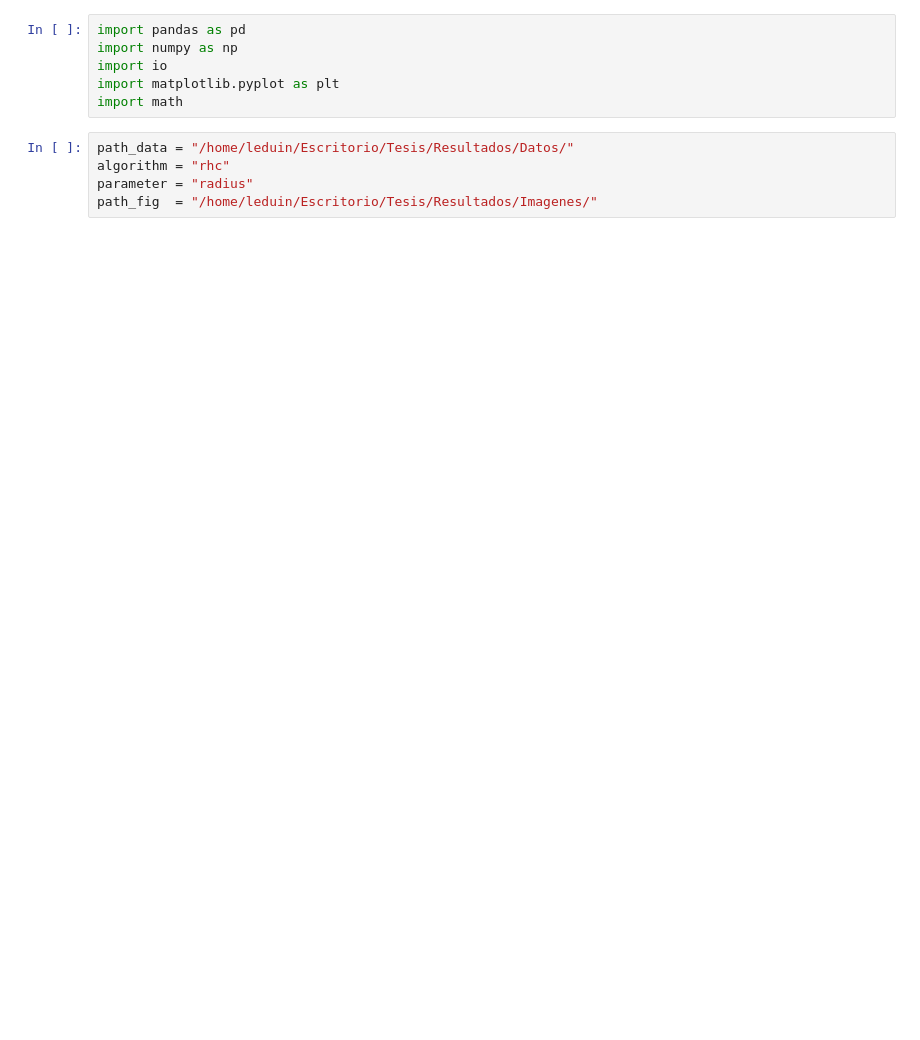
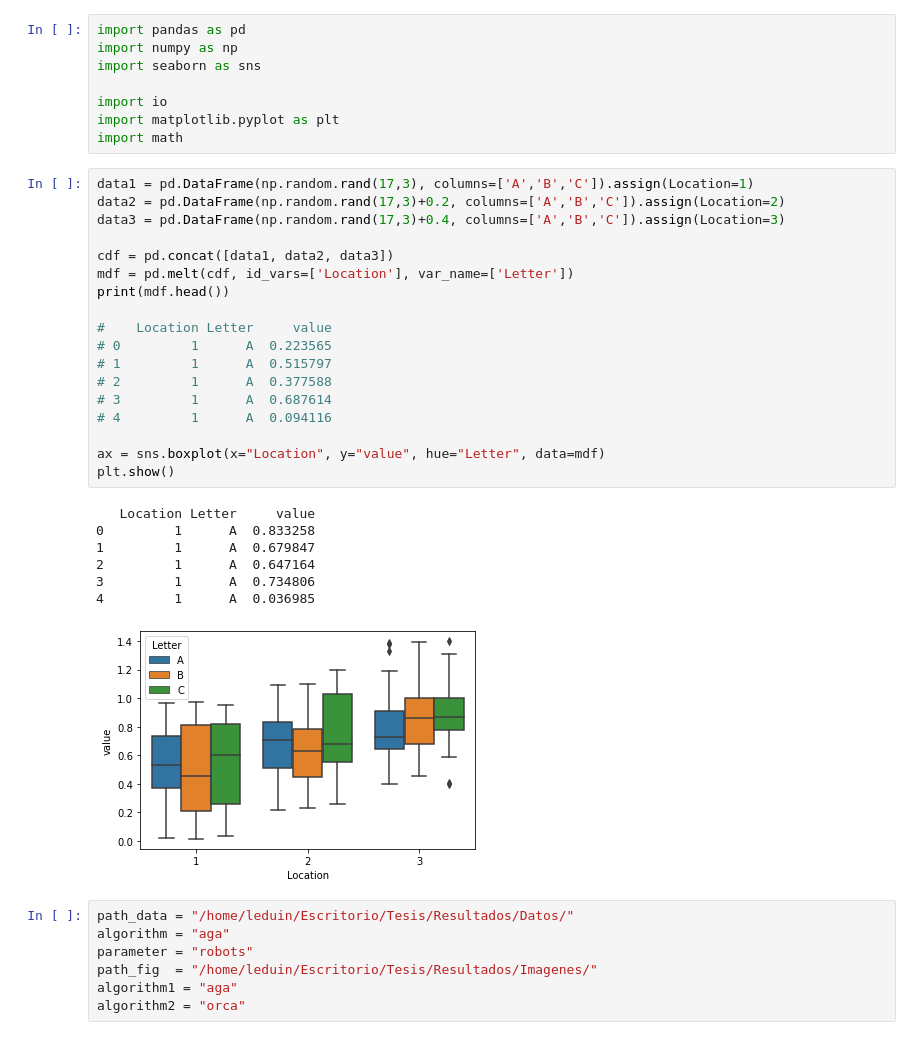
Before and after one commit to pepeleduin/Collision-Avoidance-Algorithms-in-2D-using-Voronoi-Diagrams, a Jupyter notebook: results.ipynb, the cells around one changed output. Saved outputs shown, nothing was run; the diff lists cells and outputs as text; blank space fills up the shorter version.

```diff
--- a/results.ipynb
+++ b/results.ipynb
@@ -1,11 +1,41 @@
 # %%
 import pandas as pd
 import numpy as np
+import seaborn as sns
+
 import io
 import matplotlib.pyplot as plt
 import math
+# %%
+data1 = pd.DataFrame(np.random.rand(17,3), columns=['A','B','C']).assign(Location=1)
+data2 = pd.DataFrame(np.random.rand(17,3)+0.2, columns=['A','B','C']).assign(Location=2)
+data3 = pd.DataFrame(np.random.rand(17,3)+0.4, columns=['A','B','C']).assign(Location=3)
+
+cdf = pd.concat([data1, data2, data3])
+mdf = pd.melt(cdf, id_vars=['Location'], var_name=['Letter'])
+print(mdf.head())
+
+#    Location Letter     value
+# 0         1      A  0.223565
+# 1         1      A  0.515797
+# 2         1      A  0.377588
+# 3         1      A  0.687614
+# 4         1      A  0.094116
+
+ax = sns.boxplot(x="Location", y="value", hue="Letter", data=mdf)
+plt.show()
+# %% [output]
+   Location Letter     value
+0         1      A  0.833258
+1         1      A  0.679847
+2         1      A  0.647164
+3         1      A  0.734806
+4         1      A  0.036985
+[figure, added]
 # %%
 path_data = "/home/leduin/Escritorio/Tesis/Resultados/Datos/"
-algorithm = "rhc"
-parameter = "radius"
+algorithm = "aga"
+parameter = "robots"
 path_fig  = "/home/leduin/Escritorio/Tesis/Resultados/Imagenes/"
+algorithm1 = "aga"
+algorithm2 = "orca"
```
Also changed, not shown: parts of 9 cells of this notebook, 22 other files.
